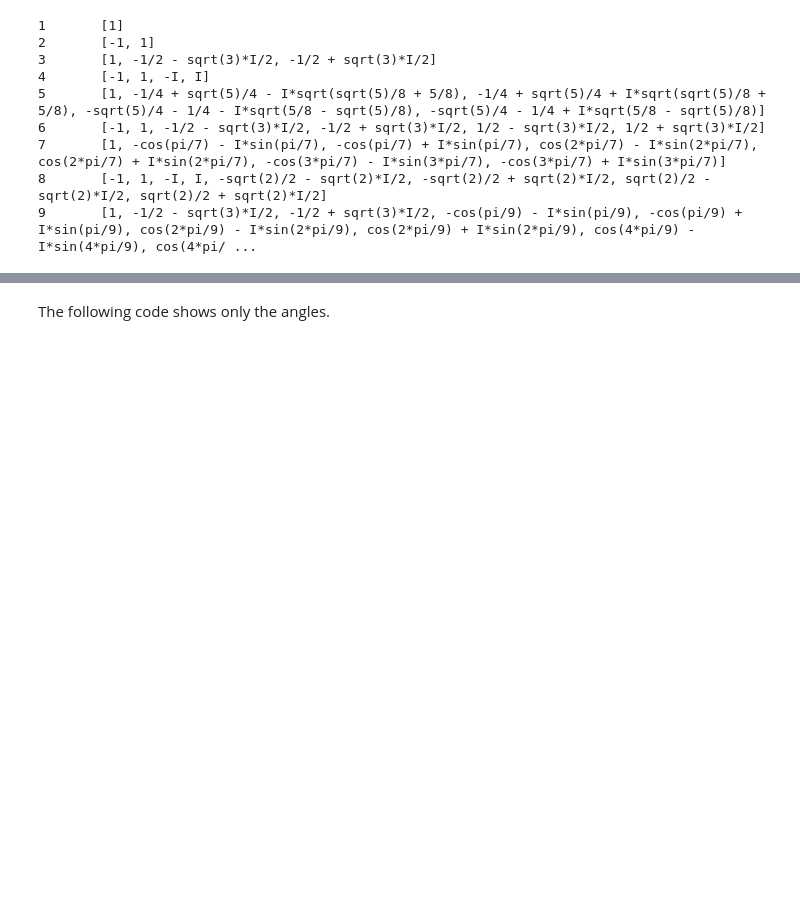
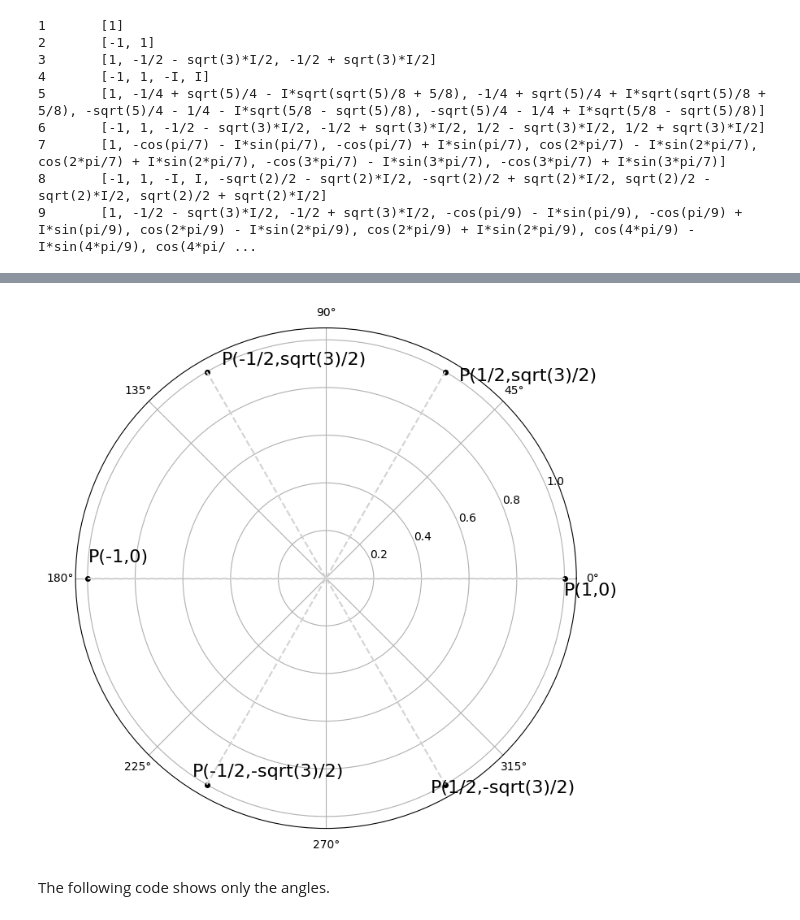
Before and after one commit to easai/nth-roots, a Jupyter notebook: nth-roots.ipynb, the cells around one changed output, grey strips where cells are left out. Saved outputs shown, nothing was run; the diff lists cells and outputs as text; code cells hidden in the pictures; blank space fills up the shorter version.

Commit message:
add polar chart

```diff
--- a/nth-roots.ipynb
+++ b/nth-roots.ipynb
@@ -33,3 +39,18 @@ for i in range(1,10):
+# %%
+import matplotlib.pyplot as plt
+from sympy import re, im
+
+r=1
+fig = plt.figure(figsize=(8, 8))
+ax = plt.subplot(projection='polar')
+res = solve(z ** 6 - 1, z)
+for p in res:
+    theta=arg(p)
+    ax.plot(theta,r,marker='o',markersize=4, color="black")
+    ax.plot((0, theta), (0, r),'--',color="lightgray")
+    ax.text(theta-0.07, r, f'P({re(p)},{im(p)})',fontsize=16)
+# %% [output]
+[figure, added]
 # %% [markdown]
 The following code shows only the angles.
 # %%
```
Also changed, not shown: parts of 1 cell of this notebook.
